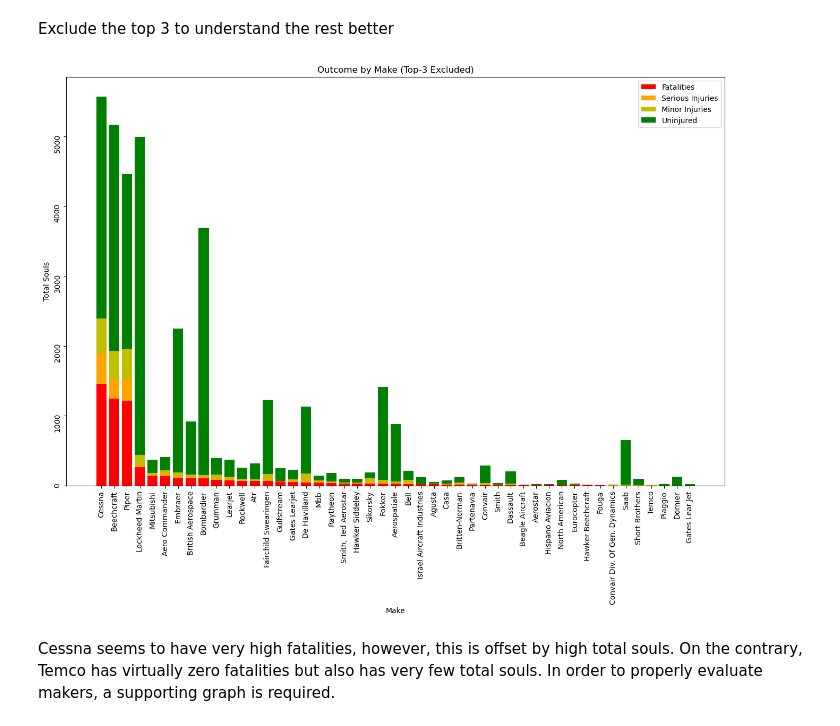
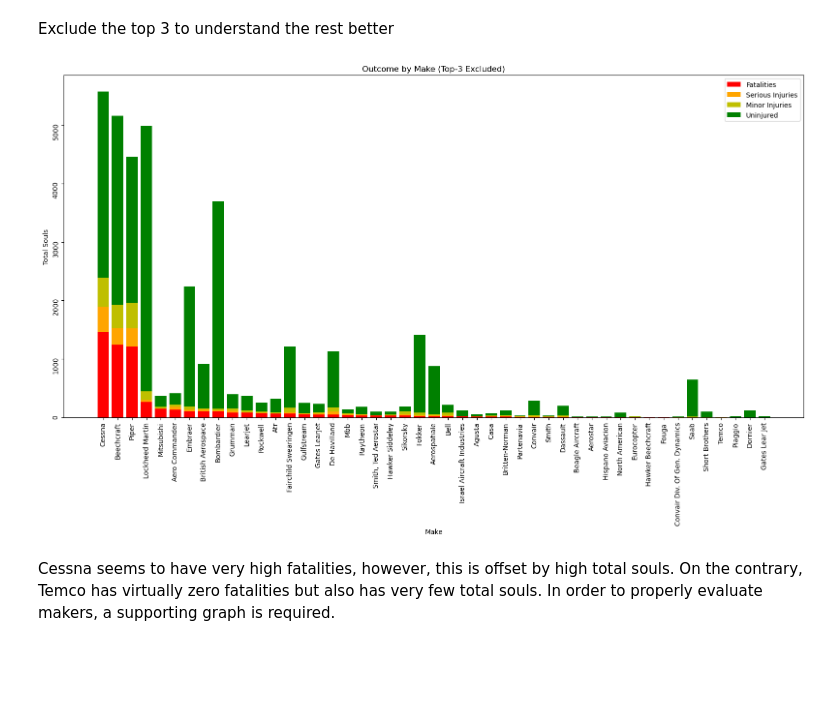
Before and after one commit to Luwate/dsc-phase-1-project, a Jupyter notebook: student.ipynb, the cells around one changed output. Cells and saved outputs as stored; diff of their text form; code cells hidden in the pictures; blank space fills up the shorter version.

```diff
--- a/student.ipynb
+++ b/student.ipynb
@@ -888,17 +890,18 @@ uninjured_3 = outcome_by_make_3['Total.Uninjured']
 # %%
 fig, ax = plt.subplots(figsize = (16,10))
 ax.bar(outcome_by_make_3.index, fatal_injuries_3, color = 'r', label = "Fatalities")
 ax.bar(outcome_by_make_3.index, serious_injuries_3, bottom=fatal_injuries_3, color = 'orange', label = "Serious Injuries")
 ax.bar(outcome_by_make_3.index, minor_injuries_3, bottom=fatal_injuries_3+serious_injuries_3, color = 'y', label = "Minor Injuries")
 ax.bar(outcome_by_make_3.index, uninjured_3, bottom=fatal_injuries_3+serious_injuries_3+minor_injuries_3, color = 'g', label = "Uninjured")
 ax.tick_params(rotation = 90)
 ax.legend(loc = "upper right")
 ax.set_title('Outcome by Make (Top-3 Excluded)')
 ax.set_xlabel("Make")
 ax.set_ylabel("Total Souls")
+plt.tight_layout()
 plt.savefig('./images/outcome_by_make(no_top_3).png')
 # %% [output]
-[figure, old version]
+[figure, new version]
 # %% [markdown]
 Cessna seems to have very high fatalities, however, this is offset by high total souls. On the contrary, Temco has virtually zero fatalities but also has very few total souls. In order to properly evaluate makers, a supporting graph is required.
 # %% [markdown]
```
Also changed, not shown: parts of 17 cells of this notebook, 13 other files.
